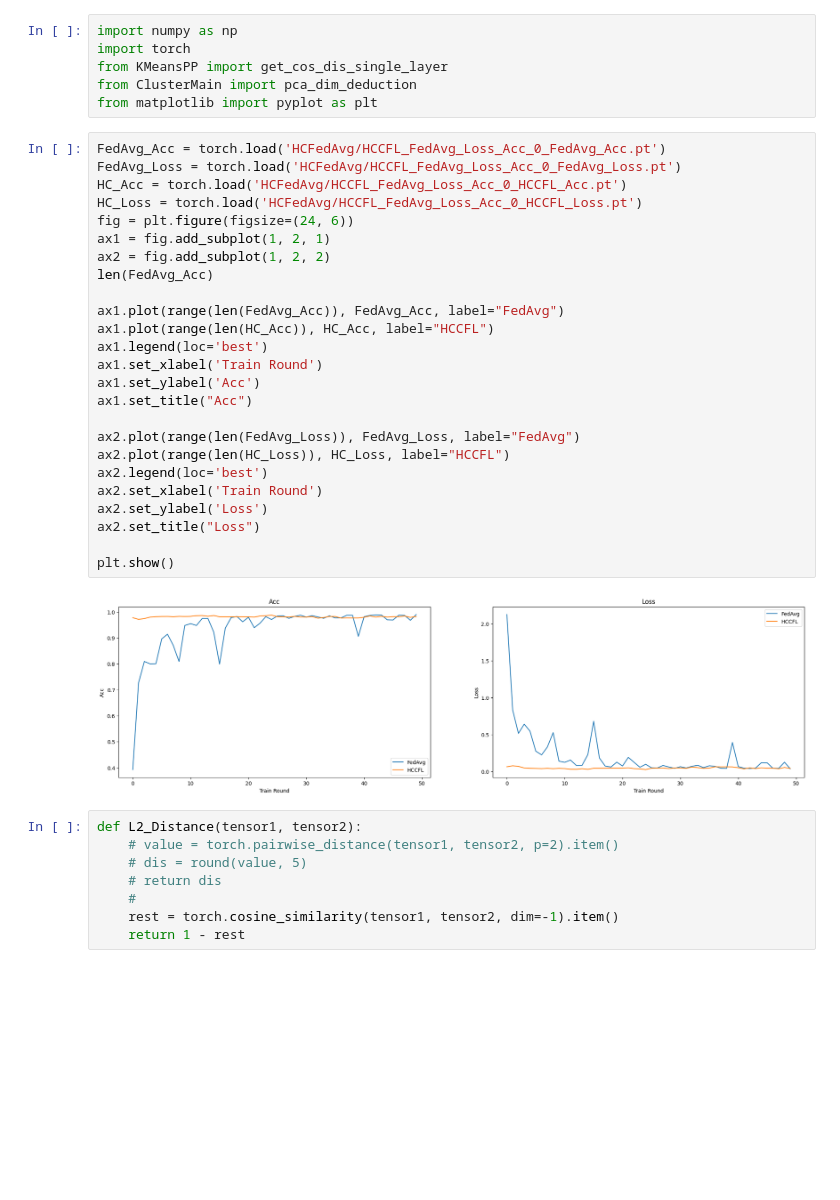
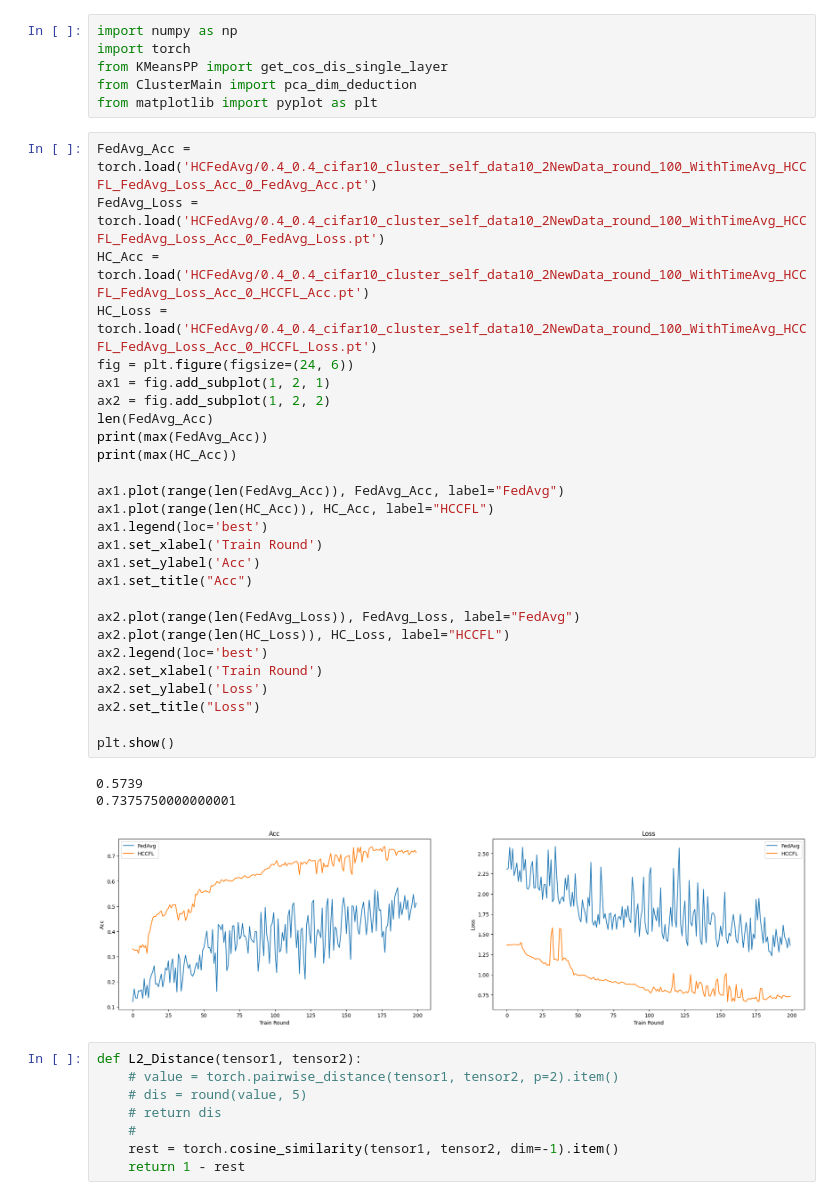
Before and after one commit to Soak-rar/CFL, a Jupyter notebook: ClusterTrainDataS.ipynb, the cells around one changed output. Saved outputs shown, nothing was run; the diff lists cells and outputs as text; blank space fills up the shorter version.

```diff
--- a/ClusterTrainDataS.ipynb
+++ b/ClusterTrainDataS.ipynb
@@ -5,32 +5,36 @@ from KMeansPP import get_cos_dis_single_layer
 from ClusterMain import pca_dim_deduction
 from matplotlib import pyplot as plt
 # %%
-FedAvg_Acc = torch.load('HCFedAvg/HCCFL_FedAvg_Loss_Acc_0_FedAvg_Acc.pt')
-FedAvg_Loss = torch.load('HCFedAvg/HCCFL_FedAvg_Loss_Acc_0_FedAvg_Loss.pt')
-HC_Acc = torch.load('HCFedAvg/HCCFL_FedAvg_Loss_Acc_0_HCCFL_Acc.pt')
-HC_Loss = torch.load('HCFedAvg/HCCFL_FedAvg_Loss_Acc_0_HCCFL_Loss.pt')
+FedAvg_Acc = torch.load('HCFedAvg/0.4_0.4_cifar10_cluster_self_data10_2NewData_round_100_WithTimeAvg_HCCFL_FedAvg_Loss_Acc_0_FedAvg_Acc.pt')
+FedAvg_Loss = torch.load('HCFedAvg/0.4_0.4_cifar10_cluster_self_data10_2NewData_round_100_WithTimeAvg_HCCFL_FedAvg_Loss_Acc_0_FedAvg_Loss.pt')
+HC_Acc = torch.load('HCFedAvg/0.4_0.4_cifar10_cluster_self_data10_2NewData_round_100_WithTimeAvg_HCCFL_FedAvg_Loss_Acc_0_HCCFL_Acc.pt')
+HC_Loss = torch.load('HCFedAvg/0.4_0.4_cifar10_cluster_self_data10_2NewData_round_100_WithTimeAvg_HCCFL_FedAvg_Loss_Acc_0_HCCFL_Loss.pt')
 fig = plt.figure(figsize=(24, 6))
 ax1 = fig.add_subplot(1, 2, 1)
 ax2 = fig.add_subplot(1, 2, 2)
 len(FedAvg_Acc)
+print(max(FedAvg_Acc))
+print(max(HC_Acc))
 
 ax1.plot(range(len(FedAvg_Acc)), FedAvg_Acc, label="FedAvg")
 ax1.plot(range(len(HC_Acc)), HC_Acc, label="HCCFL")
 ax1.legend(loc='best')
 ax1.set_xlabel('Train Round')
 ax1.set_ylabel('Acc')
 ax1.set_title("Acc")
 
 ax2.plot(range(len(FedAvg_Loss)), FedAvg_Loss, label="FedAvg")
 ax2.plot(range(len(HC_Loss)), HC_Loss, label="HCCFL")
 ax2.legend(loc='best')
 ax2.set_xlabel('Train Round')
 ax2.set_ylabel('Loss')
 ax2.set_title("Loss")
 
 plt.show()
 # %% [output]
+0.5739
+0.7375750000000001
-[figure, old version]
+[figure, new version]
 # %%
 def L2_Distance(tensor1, tensor2):
     # value = torch.pairwise_distance(tensor1, tensor2, p=2).item()
```
Also changed, not shown: 13 other files.
